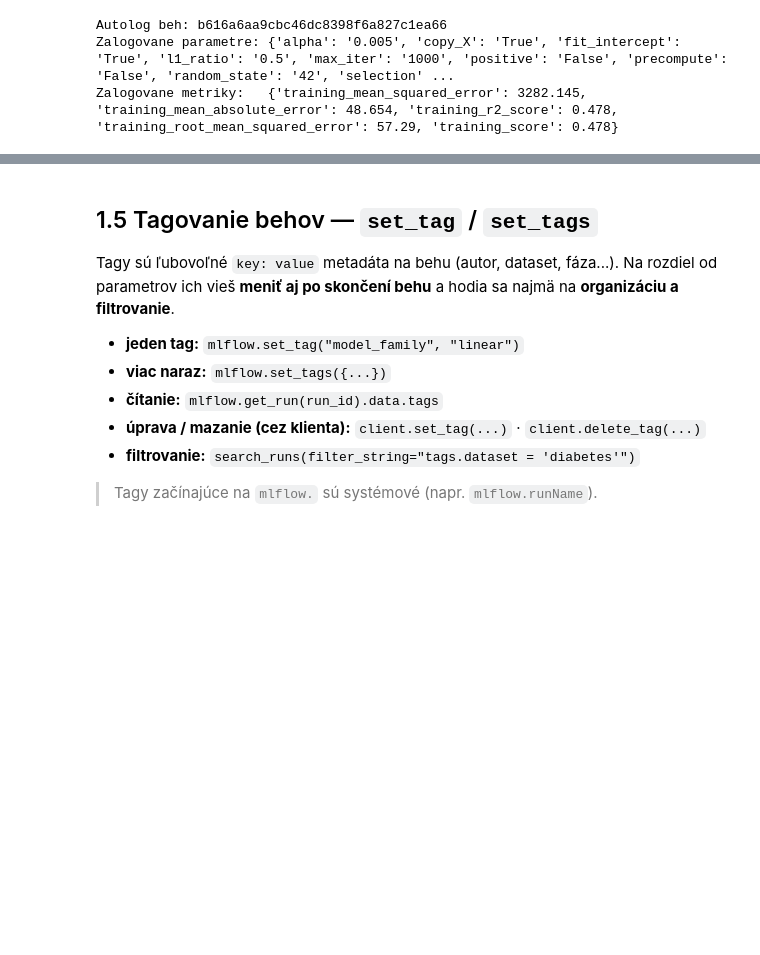
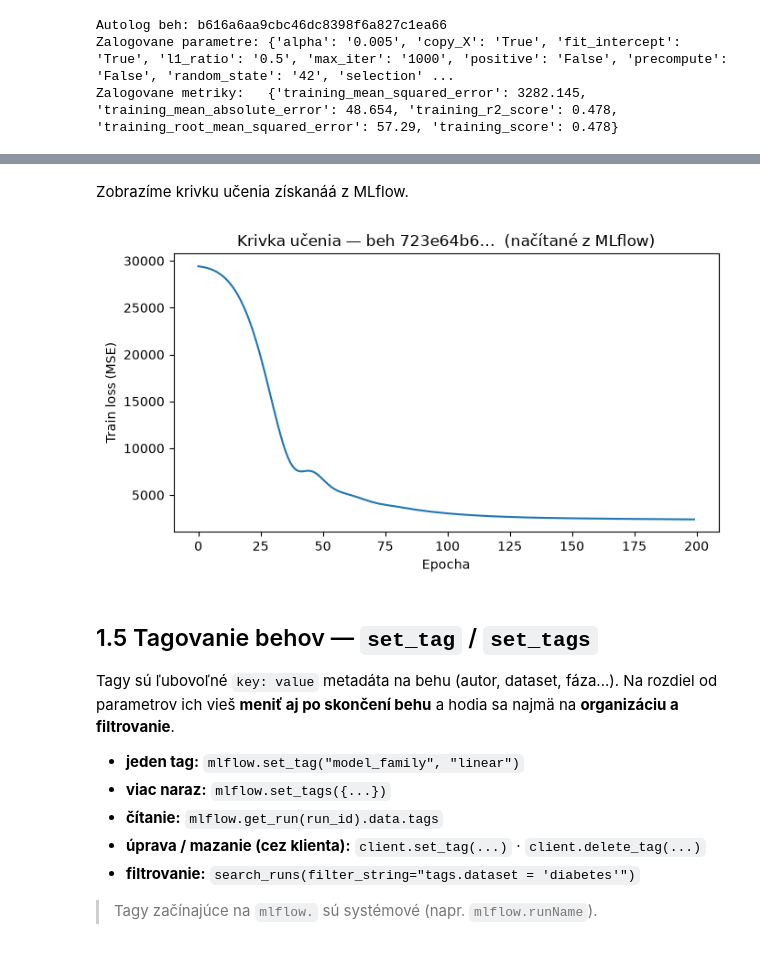
Before and after one commit to bioticek/MLflow_ossconf, a Jupyter notebook: mlflow_tracking.ipynb, the cells around one changed output, grey strips where cells are left out. Drawn from its saved outputs; the diff is of its cells as text; code cells hidden in the pictures; blank space fills up the shorter version.

```diff
--- a/mlflow_tracking.ipynb
+++ b/mlflow_tracking.ipynb
@@ -358,3 +351,22 @@ plt.show(fig_h)
+# %% [markdown]
+Zobrazíme krivku učenia získanáá z MLflow.
+# %%
+# Vytiahni krivku ucenia priamo z MLflow a zobraz ju v notebooku
+nn_run_id = mlflow.last_active_run().info.run_id
+
+history = mlflow.tracking.MlflowClient().get_metric_history(nn_run_id, "train_loss")
+steps  = [m.step  for m in history]
+losses = [m.value for m in history]
+
+fig, ax = plt.subplots(figsize=(7, 4))
+ax.plot(steps, losses, lw=1.5)
+ax.set_xlabel("Epocha")
+ax.set_ylabel("Train loss (MSE)")
+ax.set_title(f"Krivka učenia — beh {nn_run_id[:8]}…  (načítané z MLflow)")
+plt.tight_layout()
+plt.show()
+# %% [output]
+[figure, added]
 # %% [markdown]
 ## 1.5 Tagovanie behov — `set_tag` / `set_tags`
 
```
Also changed, not shown: parts of 14 cells of this notebook.
